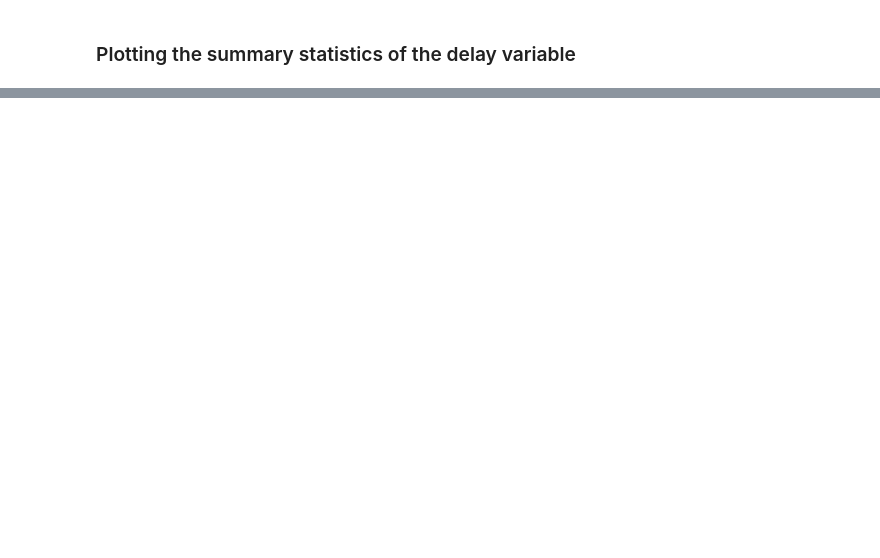
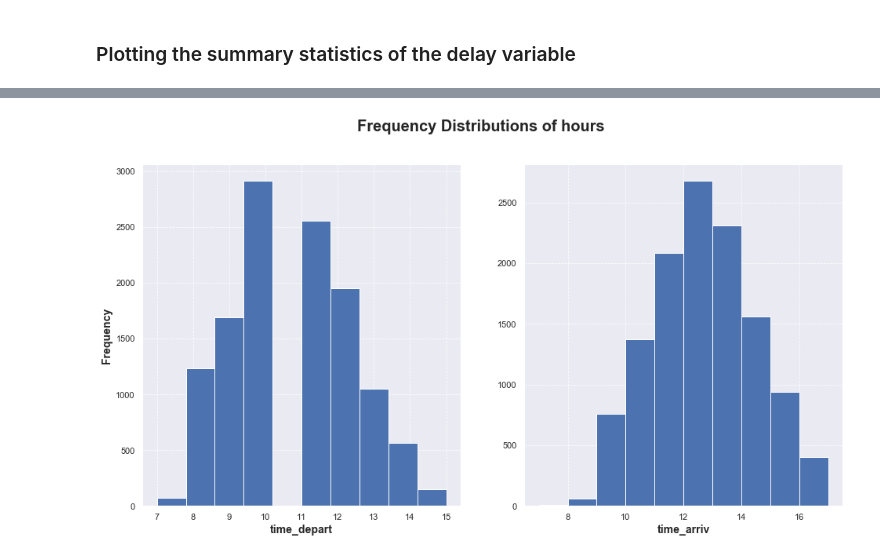
Before and after one commit to albertoabreu91/Airplanes_delay_project, a Jupyter notebook: your-project/data_visual.ipynb, the cells around one changed output, grey strips where cells are left out. Saved outputs shown, nothing was run; the diff lists cells and outputs as text; code cells hidden in the pictures; blank space fills up the shorter version.

```diff
--- a/your-project/data_visual.ipynb
+++ b/your-project/data_visual.ipynb
@@ -89,0 +148,24 @@ plt.show()
+# %%
+depart_hours = data['schd_depart_time'].dt.hour
+arri_hours = data['schd_arri_time'].dt.hour
+# %%
+fig, [ax1, ax2] = plt.subplots(1,2, figsize=[16,8])
+fig.subplots_adjust(hspace=0.5)
+fig.suptitle('Frequency Distributions of hours', fontweight = 900, fontsize = 20)
+
+ax1.hist(depart_hours)
+ax1.set_xlabel('time_depart',fontweight = 900, fontsize = 14)
+ax1.set_ylabel('Frequency',fontweight = 900, fontsize = 14)
+ax1.grid(linestyle='--', linewidth=0.8)
+
+
+
+ax2.hist(arri_hours)
+ax2.set_xlabel('time_arriv',fontweight = 900, fontsize = 14)
+ax2.grid(linestyle='--', linewidth=0.8)
+
+
+
+plt.show()
+# %% [output]
+[figure, added]
```
Also changed, not shown: parts of 17 cells of this notebook.
